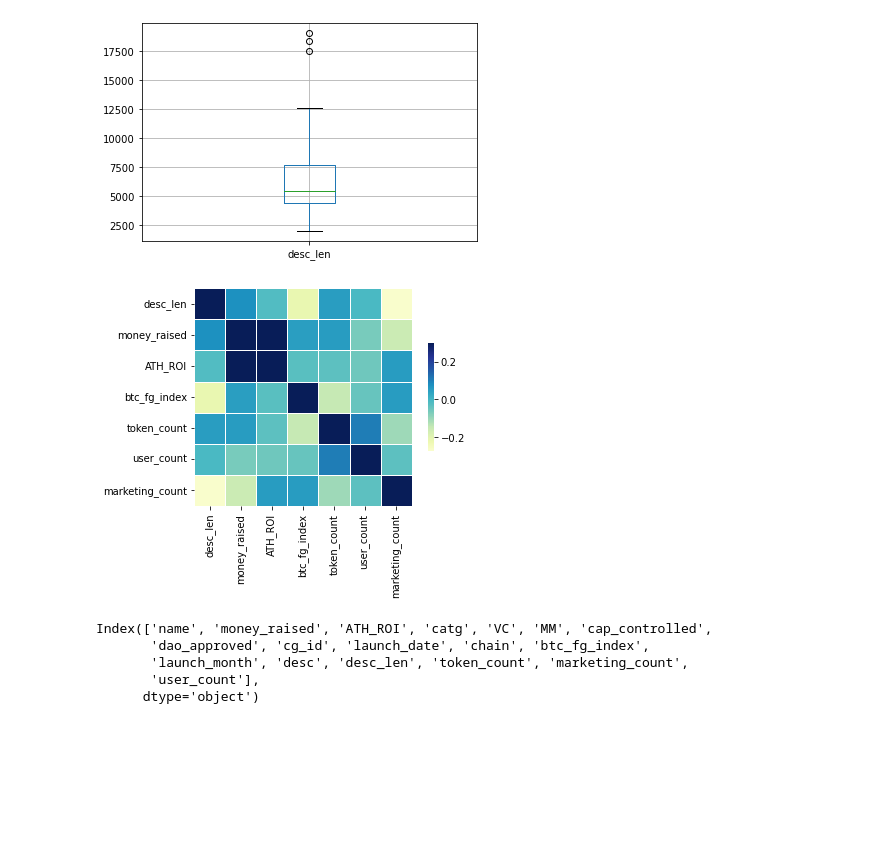
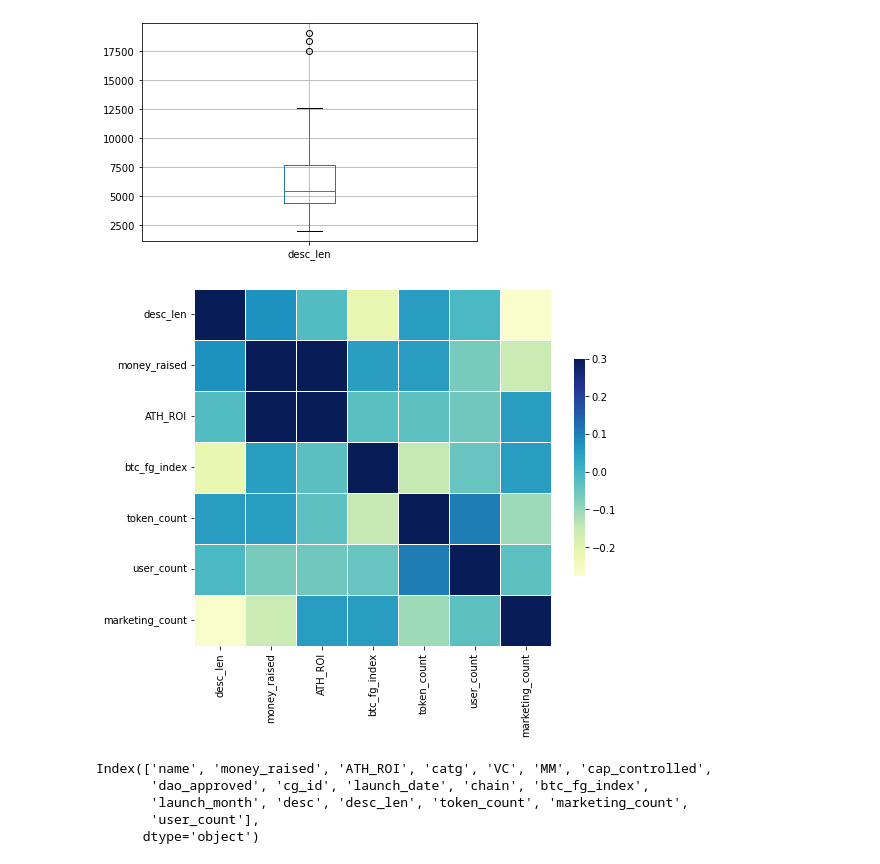
Before and after one commit to patpiet/DAO_Launch_ROI_pred, a Jupyter notebook: Data_eda.ipynb, the cells around one changed output. Saved outputs shown, nothing was run; the diff lists cells and outputs as text; code cells hidden in the pictures; blank space fills up the shorter version.

Commit message:
updated images from eda

```diff
--- a/Data_eda.ipynb
+++ b/Data_eda.ipynb
@@ -155,11 +155,12 @@ df.boxplot(column=['desc_len'] )
 # %%
 corr = df[['desc_len', 'money_raised', 'ATH_ROI', 'btc_fg_index', 'token_count', 'user_count', 'marketing_count']].corr()
 # %%
+plt.figure(figsize=(8,8))
 sns.heatmap(corr, cmap="YlGnBu", vmax=.3, center=0,
             square=True, linewidths=.5, cbar_kws={"shrink": .5})
 plt.savefig('corr_heatmap.png', bbox_inches = "tight")
 # %% [output]
-[figure, old version]
+[figure, new version]
 # %%
 df.columns
 # %% [output]
```
Also changed, not shown: parts of 2 cells of this notebook, 2 other files.
